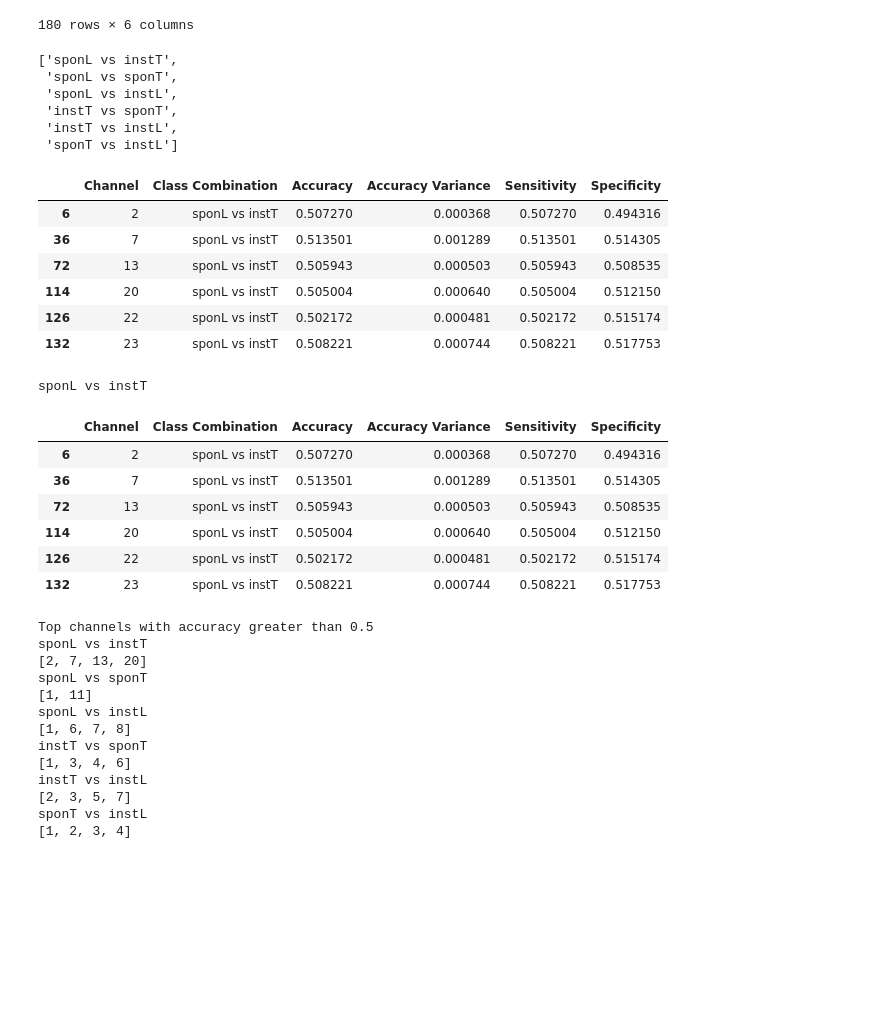
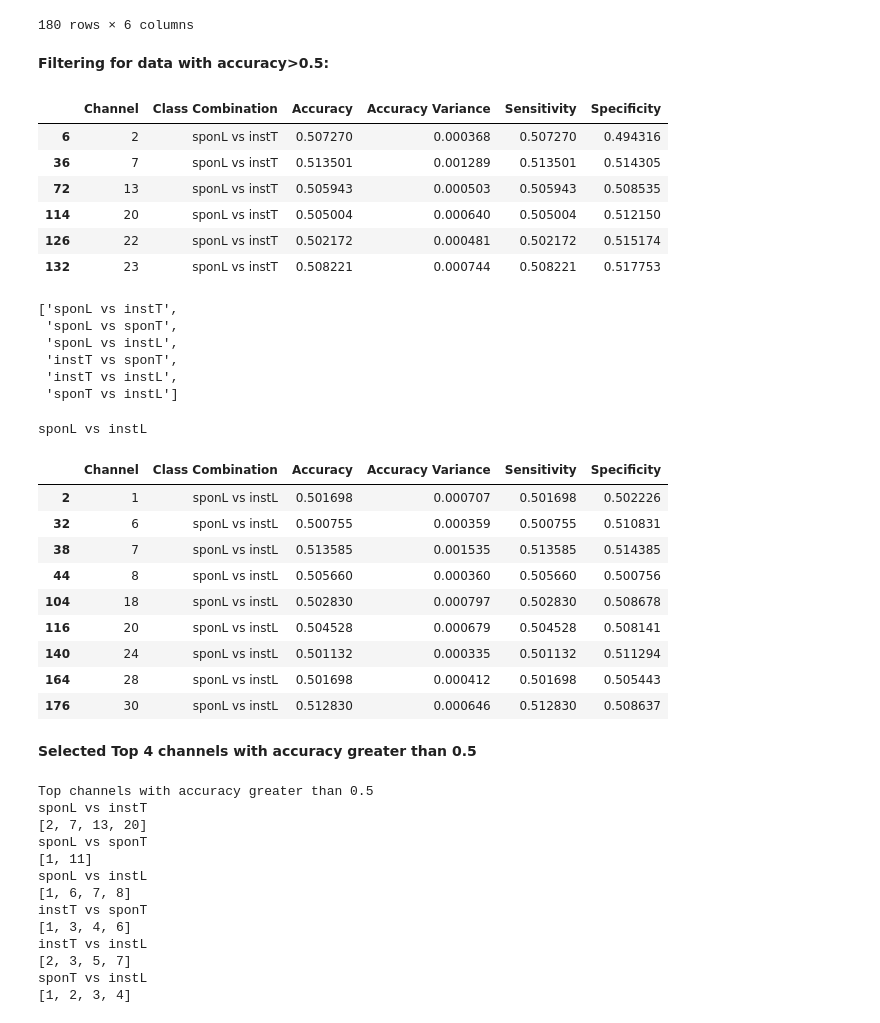
Before and after one commit to eldhosejoseph/thesis, a Jupyter notebook: ce901_thesis.ipynb, the cells around one changed output. Cells and saved outputs as stored; diff of their text form; code cells hidden in the pictures; blank space fills up the shorter version.

```diff
--- a/ce901_thesis.ipynb
+++ b/ce901_thesis.ipynb
@@ -1028,6 +1048,22 @@ results_4class
 | 178 | 30 | instT vs instL | 0.506921 | 0.000586 | 0.506921 | 0.506878 |
 | 179 | 30 | sponT vs instL | 0.482504 | 0.000405 | 0.482504 | 0.485355 |
 180 rows × 6 columns
+# %% [markdown]
+**Filtering for data with accuracy>0.5:**
+# %%
+def filter_results(df, c=None, accuracy=0):
+    filtered_df = df[(df['Class Combination'] == c) & (df['Accuracy'] >= accuracy)]
+    return filtered_df
+
+filter_results(results_4class, 'sponL vs instT', 0.5)
+# %% [output]
+|  | Channel | Class Combination | Accuracy | Accuracy Variance | Sensitivity | Specificity |
+| 6 | 2 | sponL vs instT | 0.507270 | 0.000368 | 0.507270 | 0.494316 |
+| 36 | 7 | sponL vs instT | 0.513501 | 0.001289 | 0.513501 | 0.514305 |
+| 72 | 13 | sponL vs instT | 0.505943 | 0.000503 | 0.505943 | 0.508535 |
+| 114 | 20 | sponL vs instT | 0.505004 | 0.000640 | 0.505004 | 0.512150 |
+| 126 | 22 | sponL vs instT | 0.502172 | 0.000481 | 0.502172 | 0.515174 |
+| 132 | 23 | sponL vs instT | 0.508221 | 0.000744 | 0.508221 | 0.517753 |
 # %%
 class_list=results_4class['Class Combination'].unique().tolist()
 class_list
@@ -1038,32 +1074,24 @@ class_list
  'instT vs sponT',
  'instT vs instL',
  'sponT vs instL']
-# %%
-def filter_results(df, c=None, accuracy=0):
-    filtered_df = df[(df['Class Combination'] == c) & (df['Accuracy'] >= accuracy)]
-    return filtered_df
-
-filter_results(results_4class, 'sponL vs instT', 0.5)
-# %% [output]
-|  | Channel | Class Combination | Accuracy | Accuracy Variance | Sensitivity | Specificity |
-| 6 | 2 | sponL vs instT | 0.507270 | 0.000368 | 0.507270 | 0.494316 |
-| 36 | 7 | sponL vs instT | 0.513501 | 0.001289 | 0.513501 | 0.514305 |
-| 72 | 13 | sponL vs instT | 0.505943 | 0.000503 | 0.505943 | 0.508535 |
-| 114 | 20 | sponL vs instT | 0.505004 | 0.000640 | 0.505004 | 0.512150 |
-| 126 | 22 | sponL vs instT | 0.502172 | 0.000481 | 0.502172 | 0.515174 |
-| 132 | 23 | sponL vs instT | 0.508221 | 0.000744 | 0.508221 | 0.517753 |
-# %%
-print(class_list[0])
-filter_results(results_4class, class_list[0], 0.5)
-# %% [output]
-sponL vs instT
-|  | Channel | Class Combination | Accuracy | Accuracy Variance | Sensitivity | Specificity |
-| 6 | 2 | sponL vs instT | 0.507270 | 0.000368 | 0.507270 | 0.494316 |
-| 36 | 7 | sponL vs instT | 0.513501 | 0.001289 | 0.513501 | 0.514305 |
-| 72 | 13 | sponL vs instT | 0.505943 | 0.000503 | 0.505943 | 0.508535 |
-| 114 | 20 | sponL vs instT | 0.505004 | 0.000640 | 0.505004 | 0.512150 |
-| 126 | 22 | sponL vs instT | 0.502172 | 0.000481 | 0.502172 | 0.515174 |
-| 132 | 23 | sponL vs instT | 0.508221 | 0.000744 | 0.508221 | 0.517753 |
+# %%
+i=0  # Modify i to filter for different combination as per class list defined above, with index starting from 0
+print(class_list[i])
+filter_results(results_4class, class_list[i], 0.5)  #Accuracy is set to 0.5, Modify if needed
+# %% [output]
+sponL vs instL
+|  | Channel | Class Combination | Accuracy | Accuracy Variance | Sensitivity | Specificity |
+| 2 | 1 | sponL vs instL | 0.501698 | 0.000707 | 0.501698 | 0.502226 |
+| 32 | 6 | sponL vs instL | 0.500755 | 0.000359 | 0.500755 | 0.510831 |
+| 38 | 7 | sponL vs instL | 0.513585 | 0.001535 | 0.513585 | 0.514385 |
+| 44 | 8 | sponL vs instL | 0.505660 | 0.000360 | 0.505660 | 0.500756 |
+| 104 | 18 | sponL vs instL | 0.502830 | 0.000797 | 0.502830 | 0.508678 |
+| 116 | 20 | sponL vs instL | 0.504528 | 0.000679 | 0.504528 | 0.508141 |
+| 140 | 24 | sponL vs instL | 0.501132 | 0.000335 | 0.501132 | 0.511294 |
+| 164 | 28 | sponL vs instL | 0.501698 | 0.000412 | 0.501698 | 0.505443 |
+| 176 | 30 | sponL vs instL | 0.512830 | 0.000646 | 0.512830 | 0.508637 |
+# %% [markdown]
+**Selected Top 4 channels with accuracy greater than 0.5**
 # %%
 print("Top channels with accuracy greater than 0.5")
 for c in class_list:
```
Also changed, not shown: parts of 11 cells of this notebook.
